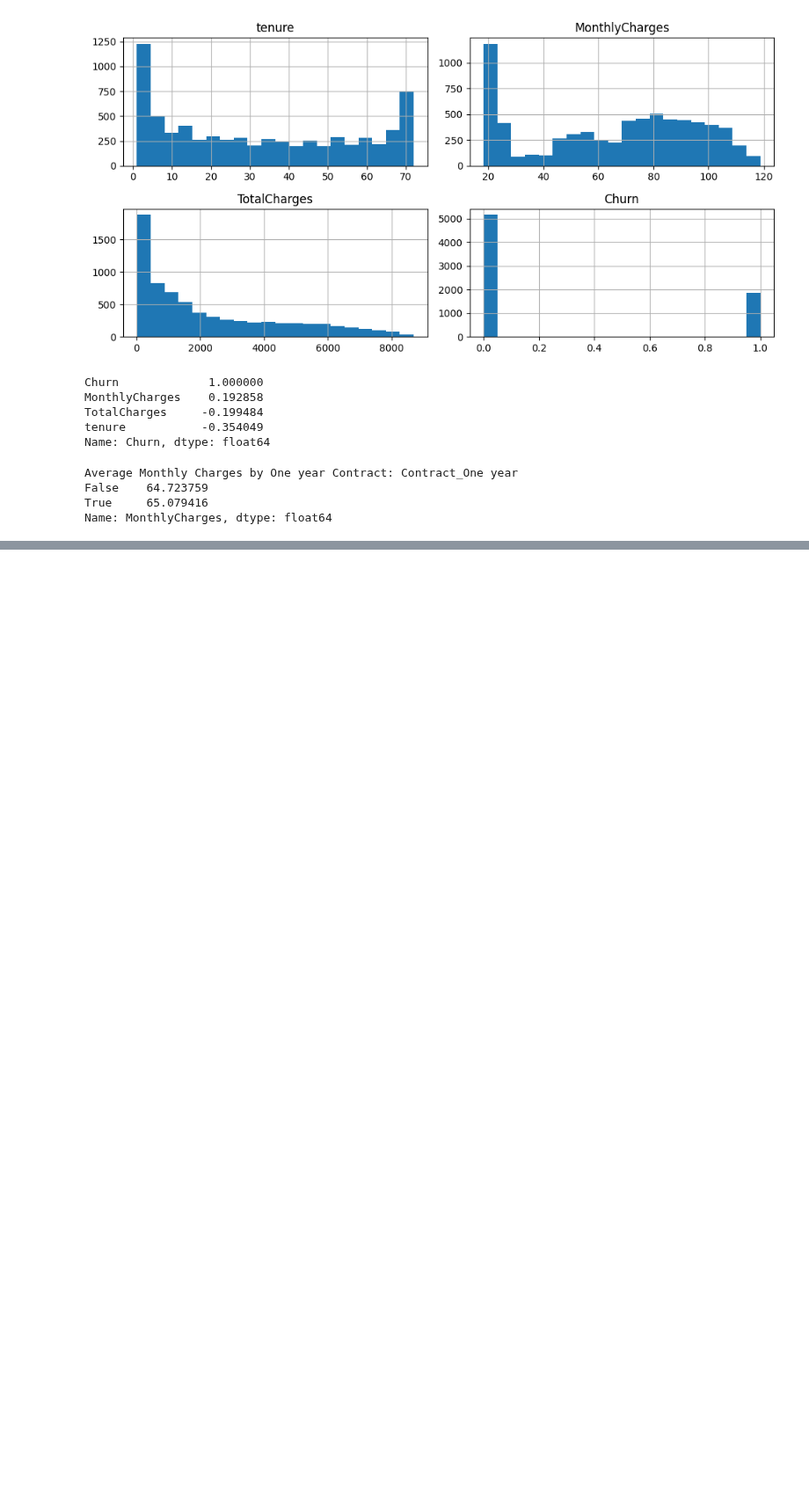
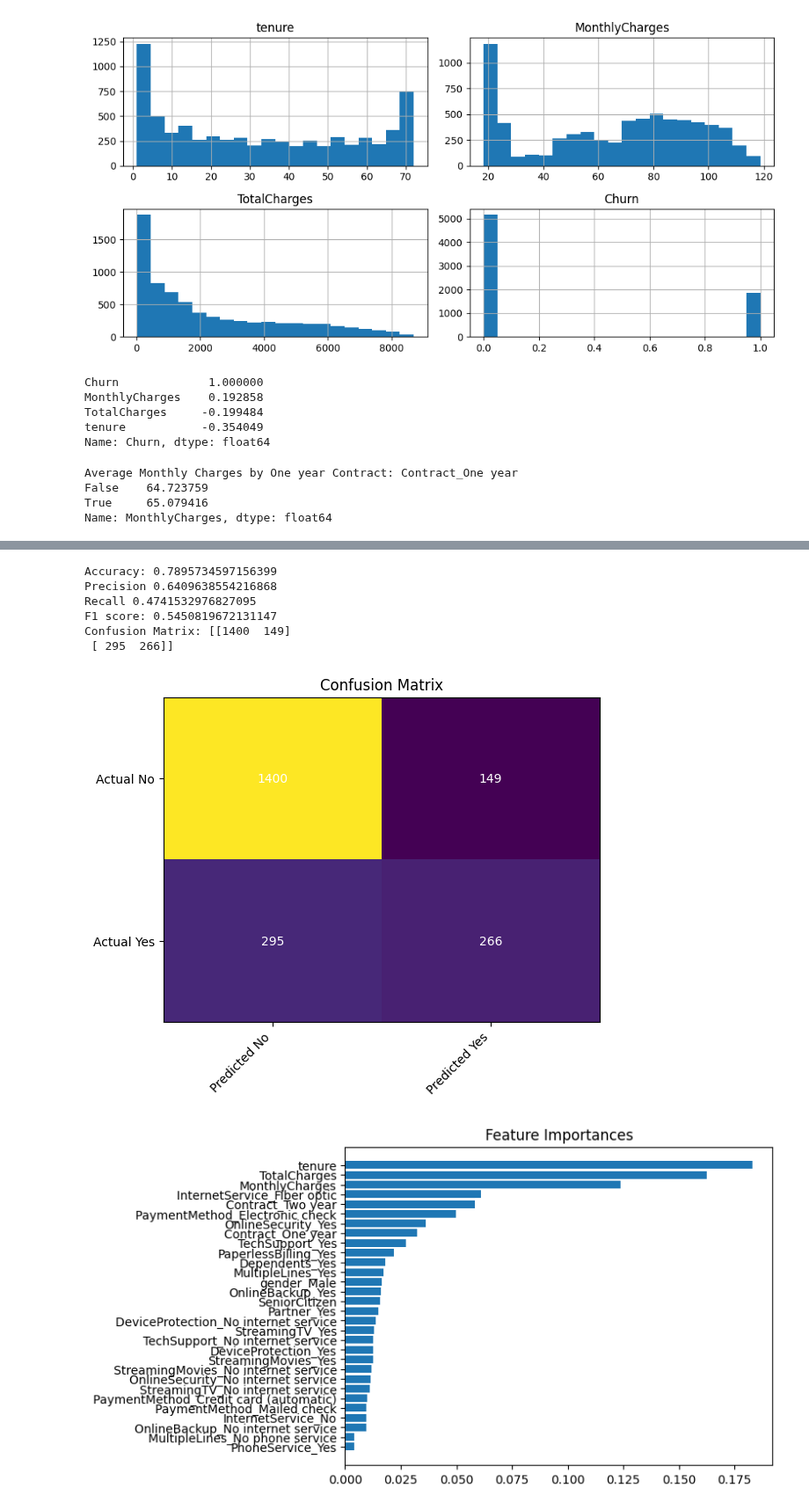
Before and after one commit to BagelSamurai/Data-Science-Projects-Collection, a Jupyter notebook: House Price Prediction/main.ipynb, the cells around one changed output, grey strips where cells are left out. Shown at 88% size. Drawn from its saved outputs; the diff is of its cells as text; code cells hidden in the pictures; blank space fills up the shorter version.

```diff
--- a/House Price Prediction/main.ipynb
+++ b/House Price Prediction/main.ipynb
@@ -151,0 +236,64 @@ Name: MonthlyCharges, dtype: float64
+# %%
+from sklearn.metrics import accuracy_score, precision_score, recall_score, f1_score, confusion_matrix
+
+best_rf = grid_search.best_estimator_
+
+y_pred = best_rf.predict(X_test)
+
+#Calculate metrics
+acc = accuracy_score(y_test, y_pred)
+prec = precision_score(y_test, y_pred)
+rec = recall_score(y_test, y_pred)
+f1 = f1_score(y_test, y_pred)
+
+print("Accuracy:", acc)
+print("Precision", prec)
+print("Recall", rec)
+print("F1 score:", f1)
+
+cm = confusion_matrix(y_test, y_pred)
+print("Confusion Matrix:", cm)
+# %% [output]
+Accuracy: 0.7895734597156399
+Precision 0.6409638554216868
+Recall 0.4741532976827095
+F1 score: 0.5450819672131147
+Confusion Matrix: [[1400  149]
+ [ 295  266]]
+# %%
+import matplotlib.pyplot as plt
+import numpy as np
+
+# Step 1: Confusion Matrix Heatmap
+cm = confusion_matrix(y_test, y_pred)
+fig, ax = plt.subplots()
+im = ax.imshow(cm, aspect='auto')
+
+ax.set_xticks(np.arange(2))
+ax.set_yticks(np.arange(2))
+ax.set_xticklabels(['Predicted No', 'Predicted Yes'])
+ax.set_yticklabels(['Actual No', 'Actual Yes'])
+plt.setp(ax.get_xticklabels(), rotation=45, ha="right")
+
+for i in range(2):
+    for j in range(2):
+        text = ax.text(j, i, cm[i, j],
+                       ha="center", va="center", color="w")
+
+ax.set_title("Confusion Matrix")
+plt.show()
+
+# Step 2: Feature Importance (Bar Plot)
+importance_values = best_rf.feature_importances_
+feature_names = X.columns
+
+# Sort features by importance
+sorted_idx = np.argsort(importance_values)
+plt.figure()
+plt.barh(range(len(sorted_idx)), importance_values[sorted_idx])
+plt.yticks(range(len(sorted_idx)), [feature_names[i] for i in sorted_idx])
+plt.title("Feature Importances")
+plt.show()
+# %% [output]
+[figure, added]
+[figure, added]
```
Also changed, not shown: parts of 10 cells of this notebook.
